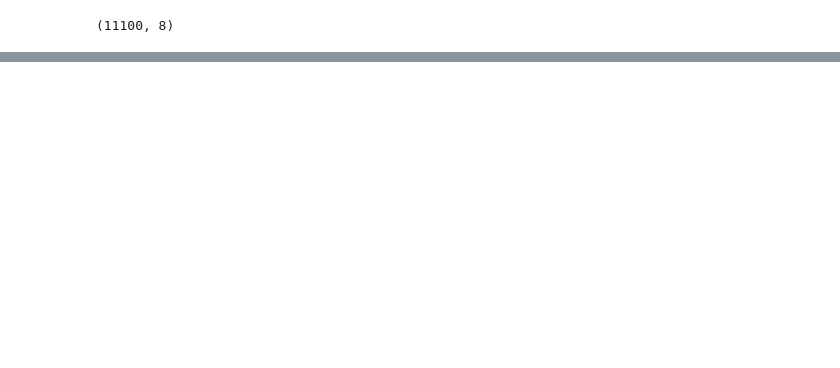
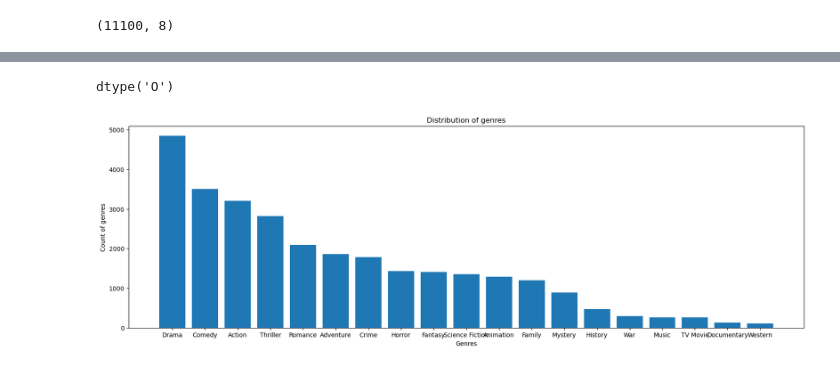
Before and after one commit to 7efirochka/aie-student-prod, a Jupyter notebook: project/notebooks/data_process.ipynb, the cells around one changed output, grey strips where cells are left out. Drawn from its saved outputs; the diff is of its cells as text; code cells hidden in the pictures; blank space fills up the shorter version.

```diff
--- a/project/notebooks/data_process.ipynb
+++ b/project/notebooks/data_process.ipynb
@@ -54,0 +71,24 @@ memory usage: 618.0+ KB
+# %%
+df["genres"].dtype
+# %% [output]
+dtype('O')
+# %%
+df['genres_parsed'] = df['genres'].apply(
+    lambda x: ast.literal_eval(x) if pd.notna(x) and str(x).strip() else []
+)
+
+all_genres = df['genres_parsed'].explode()
+
+genre_counts = all_genres.value_counts()
+# %%
+genres_list = genre_counts.index.tolist()
+counts_list = genre_counts.tolist()
+# %%
+plt.figure(figsize = (20, 6))
+plt.bar(genres_list, counts_list)
+plt.title("Distribution of genres")
+plt.xlabel("Genres")
+plt.ylabel("Count of genres")
+plt.savefig("../artifacts/genres_distribution.png")
+# %% [output]
+[figure, added]
```
Also changed, not shown: parts of 5 cells of this notebook.
